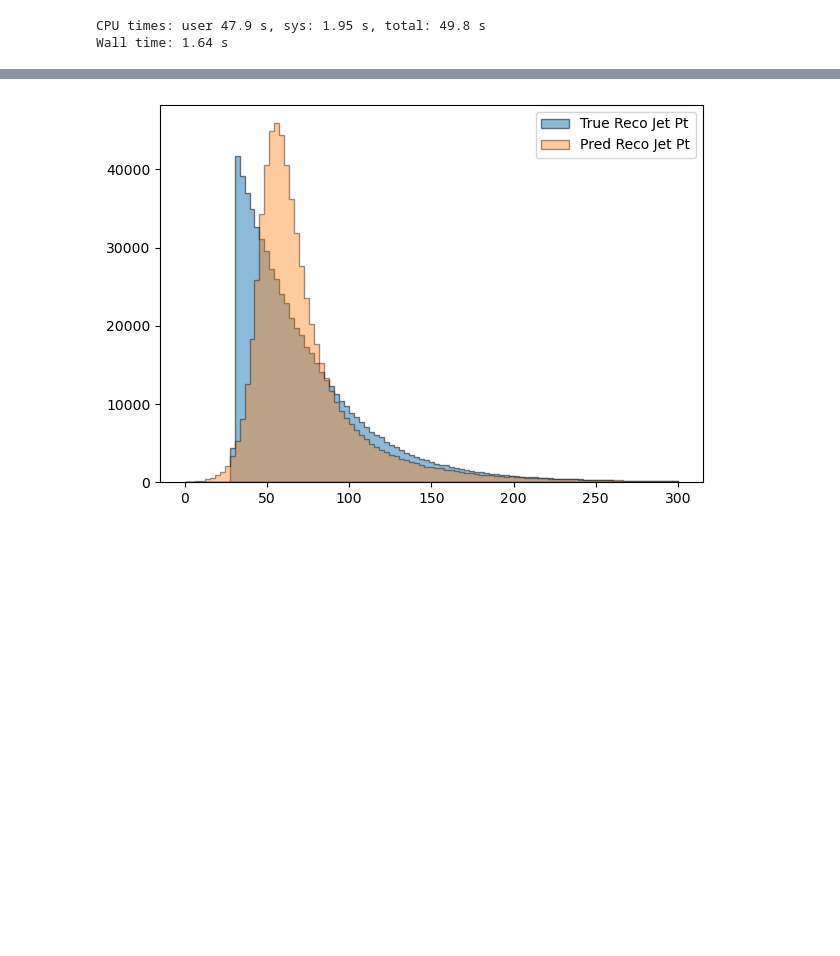
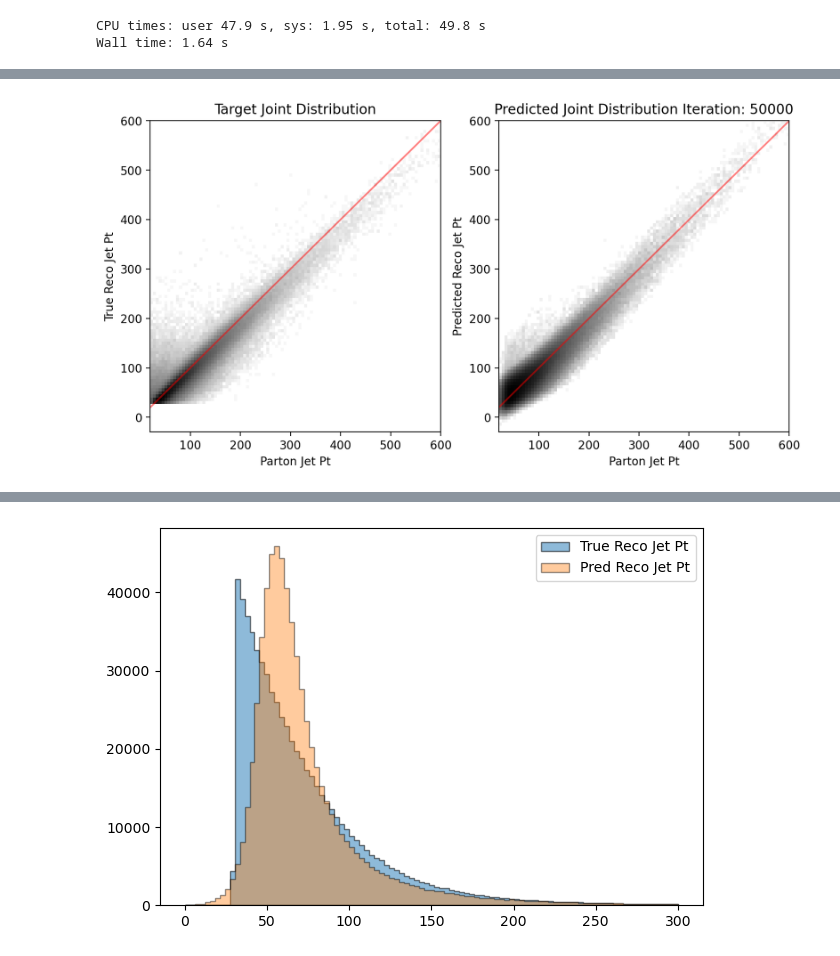
Before and after one commit to jblue1/falcon, a Jupyter notebook: notebooks/evaluateCWGAN.ipynb, the cells around one changed output, grey strips where cells are left out. Cells and saved outputs as stored; diff of their text form; code cells hidden in the pictures; blank space fills up the shorter version.

```diff
--- a/notebooks/evaluateCWGAN.ipynb
+++ b/notebooks/evaluateCWGAN.ipynb
@@ -187,0 +202,12 @@ plt.show()
+# %%
+joint_distributions = []
+for i in range(11):
+    iteration = str(i*5000)
+    print(iteration)
+    cwgan.generator.load_weights(save_dir + '/training_checkpoints/gen_' + iteration)
+    predict = np.array(cwgan.make_generator_predictions(normalized_data))
+    predict[:, 0] = predict[:, 0]*pfPtMax + pfPtMin
+    predict[:, 1:3] = predict[:, 1:3] * pfStd + pfMean
+    predict[:, 3] = predict[:, 3]*pfEMax + pfEMin
+    z2, xbins, ybins = np.histogram2d(data[:, 0], predict[:, 0], range=[[x_low, x_hi], [y_low, y_hi]], bins=num_bins)
+    joint_distributions.append(z2.T)
@@ -187,0 +295,6 @@ plt.show()
+# %%
+#from Animations import JointDistribution
+jd = JointDistribution(h2.T, joint_distributions, (20, 600, -30, 600), 5000)
+anim = jd.make_animation()
+HTML(anim.to_jshtml())
+# %% [output]
@@ -187,0 +302 @@ plt.show()
+[figure, added]
```
Also changed, not shown: parts of 16 cells of this notebook.
